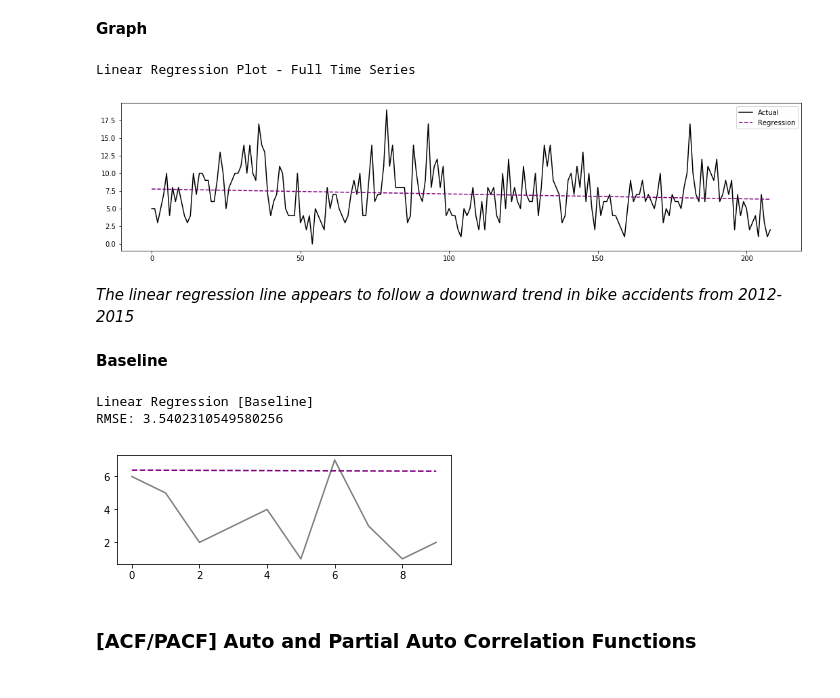
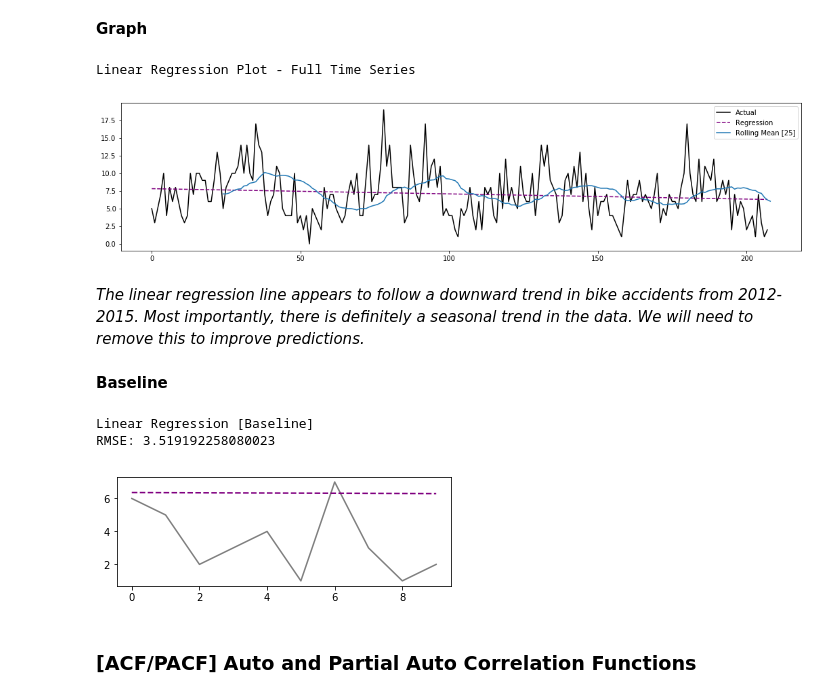
Before and after one commit to kimrharper/thinkful, a Jupyter notebook: capstone/capstone-odot-bikeaccident.ipynb, the cells around one changed output. Cells and saved outputs as stored; diff of their text form; code cells hidden in the pictures.

```diff
--- a/capstone/capstone-odot-bikeaccident.ipynb
+++ b/capstone/capstone-odot-bikeaccident.ipynb
@@ -157,7 +171,7 @@ __Test/Train__
 # %%
 # split into train and test sets
 lag_split =10
-X,y = np.array(range(len(ba.values))),ba.values
+X,y = np.array(range(len(ba.values[1:]))),ba.values[1:]
 train, test = [X[:-lag_split],y[:-lag_split]],[X[-lag_split:],y[-lag_split:]]
 train_X, train_y = train[0],train[1]
 test_X, test_y = test[0],test[1]
@@ -211,20 +225,22 @@ _My calculations are the same as Statsmodels and Numpy's internal math! This is
 __Graph__
 # %%
 plt.figure(figsize=(18,4));plt.plot(X,y,color='black');plt.plot(X,a+b*X,color = 'purple',linestyle='--')
-plt.legend(['Actual','Regression']);print('Linear Regression Plot - Full Time Series');plt.show()
+plt.plot(ba.rolling(window=25,center=False,axis=0).mean().values)
+plt.legend(['Actual','Regression','Rolling Mean [25]']);print('Linear Regression Plot - Full Time Series');
+plt.show()
 # %% [output]
 Linear Regression Plot - Full Time Series
-[figure, old version]
+[figure, new version]
 # %% [markdown]
-_The linear regression line appears to follow a downward trend in bike accidents from 2012-2015_
+_The linear regression line appears to follow a downward trend in bike accidents from 2012-2015. Most importantly, there is definitely a seasonal trend in the data. We will need to remove this to improve predictions._
 # %% [markdown]
 __Baseline__
 # %%
 visual_validate(a+b*X[test_X],y[test_X],'Linear Regression [Baseline]')
 # %% [output]
 Linear Regression [Baseline]
-RMSE: 3.5402310549580256
+RMSE: 3.519192258080023
-[figure, old version]
+[figure, new version]
 # %% [markdown]
 ### [ACF/PACF] Auto and Partial Auto Correlation Functions
 # %% [markdown]
```
Also changed, not shown: parts of 23 cells of this notebook.
